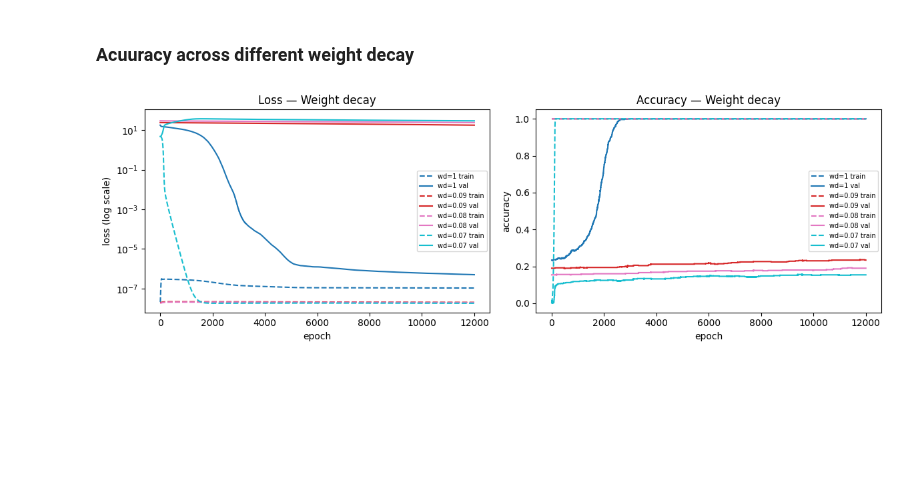
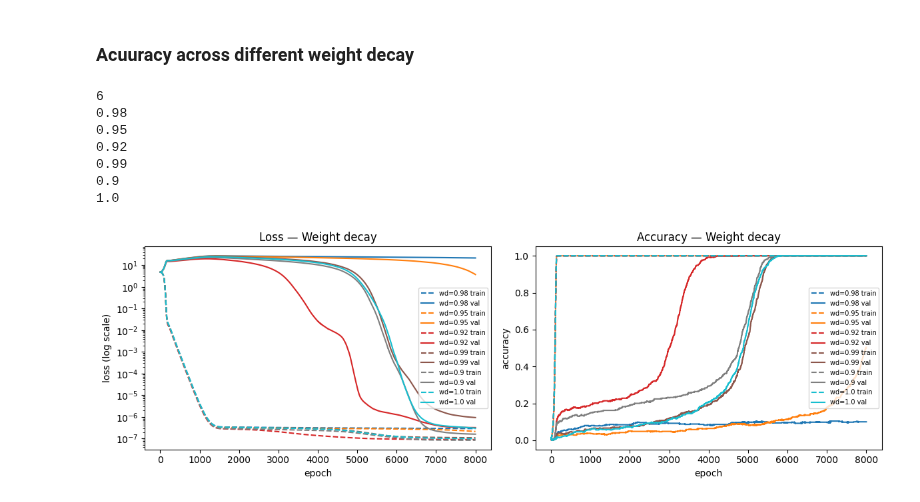
Before and after one commit to Aavash232311/Empirical-Analysis-of-Phase-Transitions-in-Transformer-Models-Using-Mechanistic-Interpretability, a Jupyter notebook: transformer-pt-analysis-main/src/Analysis/analysis.ipynb, the cells around one changed output. Drawn from its saved outputs; the diff is of its cells as text; code cells hidden in the pictures; blank space fills up the shorter version.

Commit message:
feat(analysis): add weight decay sweep training curve plots

```diff
--- a/transformer-pt-analysis-main/src/Analysis/analysis.ipynb
+++ b/transformer-pt-analysis-main/src/Analysis/analysis.ipynb
@@ -98,32 +98,45 @@ def plot_training_curves_weight_decay(
         ax_loss.semilogy(epochs, history["val_loss"],   color=color, linestyle="-",  label=f"{label} val")
 
         ax_acc.plot(epochs, history["train_acc"], color=color, linestyle="--", label=f"{label} train")
         ax_acc.plot(epochs, history["val_acc"],   color=color, linestyle="-",  label=f"{label} val")
 
+        print(wd)
+
     ax_loss.set_xlabel("epoch"); ax_loss.set_ylabel("loss (log scale)")
     ax_loss.set_title(f"Loss{suffix}"); ax_loss.legend(fontsize=7)
 
     ax_acc.set_xlabel("epoch"); ax_acc.set_ylabel("accuracy")
     ax_acc.set_title(f"Accuracy{suffix}"); ax_acc.legend(fontsize=7)
 
     plt.tight_layout(); plt.show()
 
+
+cfg = TrainConfig()
+
 plot_data = []
+
 for obj in path_wd:
     path = os.path.join("skeletons_var_lanbda", obj['path'])
     weight_decay = obj['wd']
 
     model = MinimalTransformer(
         vocab_size=cfg.vocab_size, d_model=cfg.d_model, n_heads=cfg.n_heads,
         num_layers=cfg.num_layers, max_seq_len=cfg.seq_len,
         hidden_mlp=cfg.hidden_mlp,
     ).to(device)
 
     skeletons = torch.load(path, map_location=device)
 
     plot_data.append((weight_decay, skeletons['history']))
 
-
+print(len(plot_data))
 plot_training_curves_weight_decay(plot_data, "Weight decay")
 # %% [output]
+6
+0.98
+0.95
+0.92
+0.99
+0.9
+1.0
-[figure, old version]
+[figure, new version]
```
Also changed, not shown: parts of 1 cell of this notebook, 1 other file.
